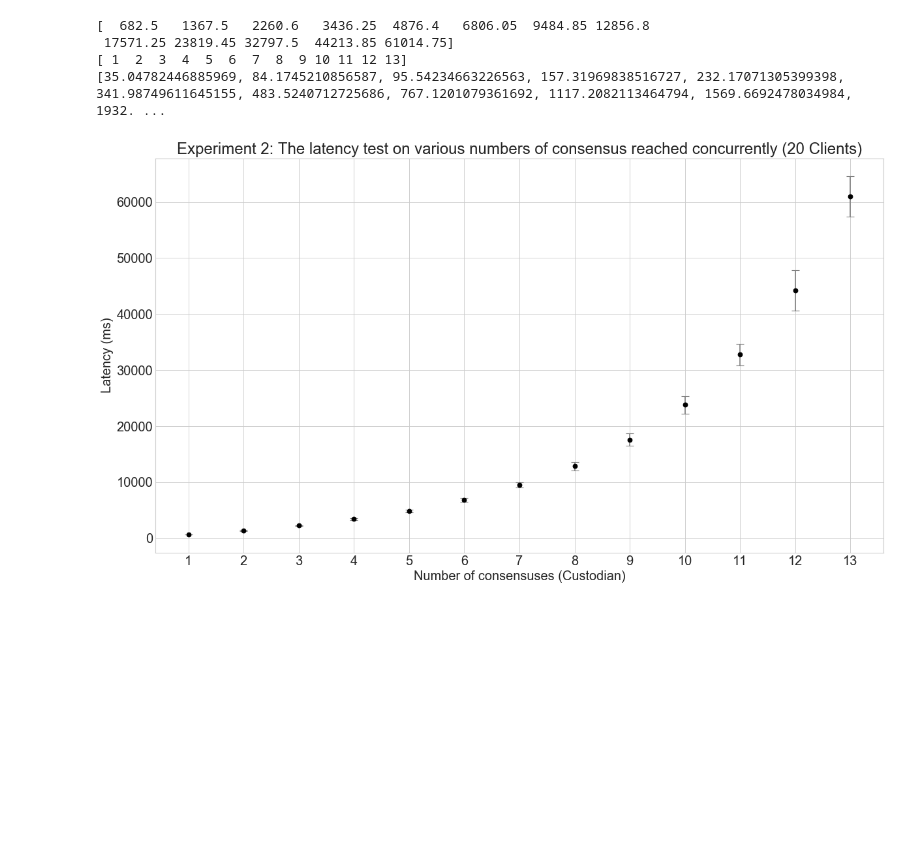
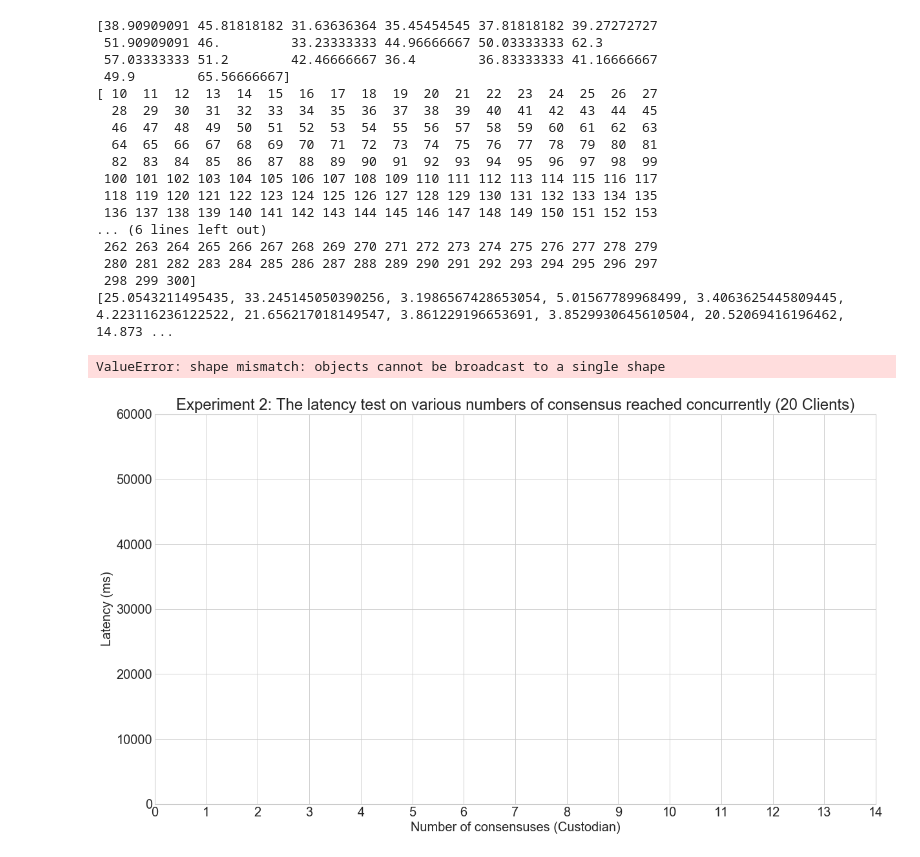
Before and after one commit to Turing-Space/Practical-Decentralized-Oracle, a Jupyter notebook: plotting/plotnew.ipynb, the cells around one changed output. Cells and saved outputs as stored; diff of their text form; code cells hidden in the pictures; blank space fills up the shorter version.

```diff
--- a/plotting/plotnew.ipynb
+++ b/plotting/plotnew.ipynb
@@ -22,9 +22,9 @@ def getFirstRowOfCsv(file_name):
 ### Global Variables
 y = []
 err = []
-fileRE = '../experiments/Exp2-aws-ganache-done/20clients/Exp2-aws2-20clients-*.csv'
+fileRE = '../experiments/Exp1-aws-ganache-done/sep/Exp1-aws1-300clients-sep-trial#*.csv'
 # fileRE = '../experiments/Exp1-aws-ganache-done/Exp1-aws2-*.csv'
-preChar = 26 + 11 + 30
+preChar = 26 + 11 + 35
 postChar = 4
 # %%
 ### Main Execution
@@ -56,23 +56,37 @@ for file_name in getListOfFiles(fileRE,preChar,postChar):
 # %%
-x = np.arange(1,14,1)
+x = np.arange(10,301,1)
 # x = np.arange(10,101,10)
 y = np.asarray(y)
 print(y)
 print(x)
 print(err)
 
 plt.figure(num=None, figsize=(18, 10), dpi=80, facecolor='w', edgecolor='k')
 plt.rcParams.update({'font.size': 18})
 plt.xticks(np.arange(0, 15, step=1))
 plt.yticks(np.arange(0, 70000, step=10000))
 plt.xlabel("Number of consensuses (Custodian)")
 # plt.xlabel("Number of voters (Clients)")
 plt.ylabel("Latency (ms)")
 plt.title("Experiment 2: The latency test on various numbers of consensus reached concurrently (20 Clients)")
 plt.errorbar(x, y, err, fmt="ok", capsize=5, ecolor="grey");
 # %% [output]
-[  682.5   1367.5   2260.6   3436.25  4876.4   6806.05  9484.85 12856.8
- 17571.25 23819.45 32797.5  44213.85 61014.75]
-[ 1  2  3  4  5  6  7  8  9 10 11 12 13]
-[35.04782446885969, 84.1745210856587, 95.54234663226563, 157.31969838516727, 232.17071305399398, 341.98749611645155, 483.5240712725686, 767.1201079361692, 1117.2082113464794, 1569.6692478034984, 1932. ...
+[38.90909091 45.81818182 31.63636364 35.45454545 37.81818182 39.27272727
+ 51.90909091 46.         33.23333333 44.96666667 50.03333333 62.3
+ 57.03333333 51.2        42.46666667 36.4        36.83333333 41.16666667
+ 49.9        65.56666667]
+[ 10  11  12  13  14  15  16  17  18  19  20  21  22  23  24  25  26  27
+  28  29  30  31  32  33  34  35  36  37  38  39  40  41  42  43  44  45
+  46  47  48  49  50  51  52  53  54  55  56  57  58  59  60  61  62  63
+  64  65  66  67  68  69  70  71  72  73  74  75  76  77  78  79  80  81
+  82  83  84  85  86  87  88  89  90  91  92  93  94  95  96  97  98  99
+ 100 101 102 103 104 105 106 107 108 109 110 111 112 113 114 115 116 117
+ 118 119 120 121 122 123 124 125 126 127 128 129 130 131 132 133 134 135
+ 136 137 138 139 140 141 142 143 144 145 146 147 148 149 150 151 152 153
+... (6 lines left out)
+ 262 263 264 265 266 267 268 269 270 271 272 273 274 275 276 277 278 279
+ 280 281 282 283 284 285 286 287 288 289 290 291 292 293 294 295 296 297
+ 298 299 300]
+[25.0543211495435, 33.245145050390256, 3.1986567428653054, 5.01567789968499, 3.4063625445809445, 4.223116236122522, 21.656217018149547, 3.861229196653691, 3.8529930645610504, 20.52069416196462, 14.873 ...
+ValueError: shape mismatch: objects cannot be broadcast to a single shape
-[figure, old version]
+[figure, new version]
```
Also changed, not shown: parts of 1 cell of this notebook, 8 other files.
